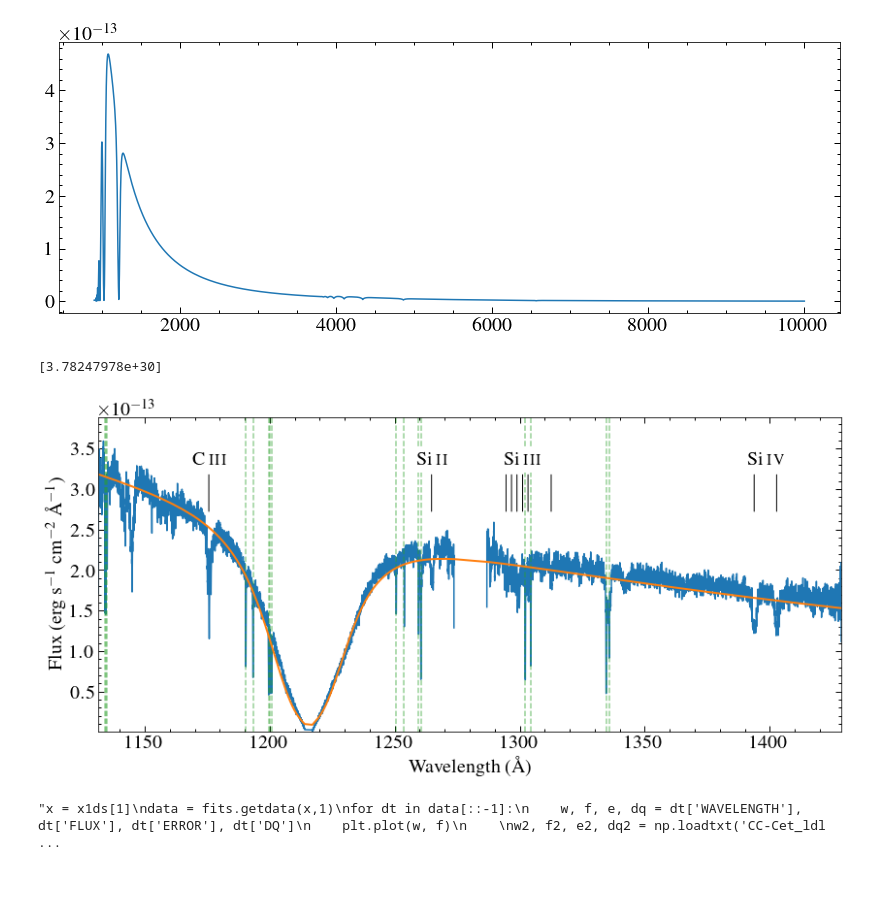
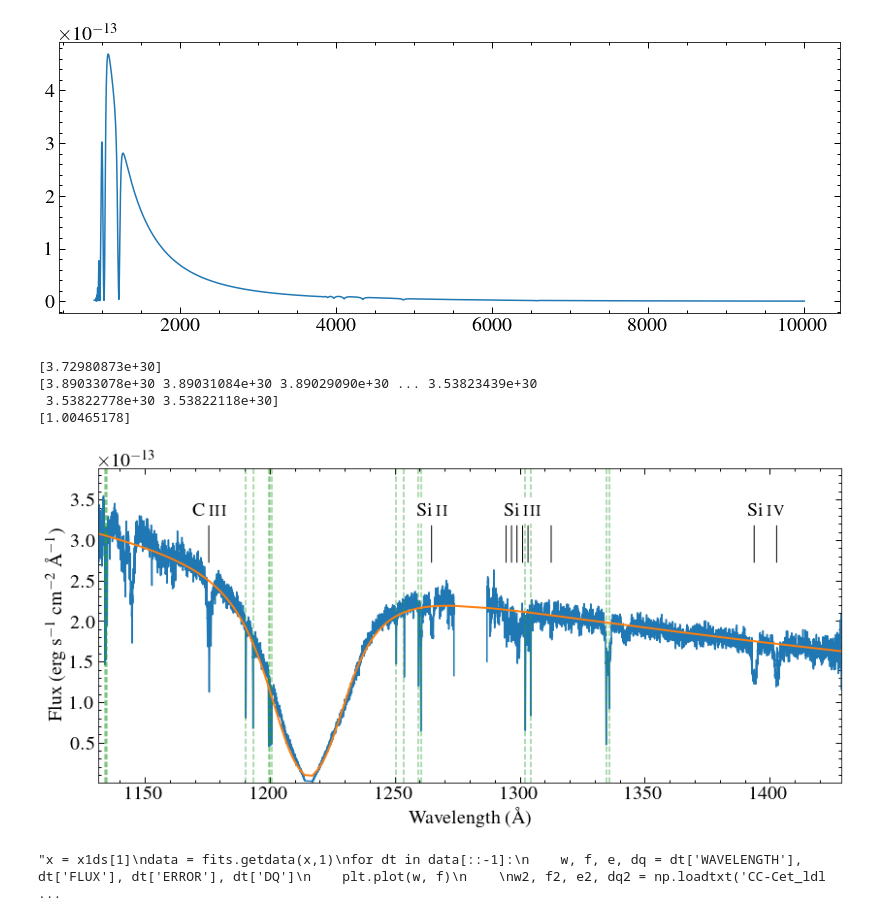
Before and after one commit to davidjwilson/pceb, a Jupyter notebook: cc_cet/cc_cet_hst.ipynb, the cells around one changed output. Drawn from its saved outputs; the diff is of its cells as text; code cells hidden in the pictures; blank space fills up the shorter version.

```diff
--- a/cc_cet/cc_cet_hst.ipynb
+++ b/cc_cet/cc_cet_hst.ipynb
@@ -25,7 +26,8 @@ rcParams["font.size"] = 20
 #plt.rcParams['axes.prop_cycle'] = cycler(color=[plt.cm.plasma(r)])
 # rcParams['image.cmap']='plasma'
 # %%
-path = '/media/david/5tb_storage1/cc_cet/hst/data/'
+# path = '/media/david/5tb_storage1/cc_cet/hst/data/'
+path = '/media/david/1tb_storage1/emergency_data/cc_cet/hst/'
 x1ds = glob.glob(path+'*x1dsum.fits')
 x1ds
 # %% [output]
@@ -238,37 +239,67 @@ for dt in data[::-1]:
     plt.plot(w, f, c='C0')
 plt.xlabel('Wavelength (\AA)')
 plt.ylabel('Flux (erg s$^{-1}$ cm$^{-2}$ \AA$^{-1}$)')
 [plt.axvline(line, ls='--', c='C2', alpha=0.5) for line in ism['rest_lambda']]
 plt.xlim(wb[0], wb[-1])
 plt.ylim(0.1e-14, 3.89e-13)
 
 names = ['Si\,{\sc ii}', 'Si\,{\sc iii}', 'Si\,{\sc iv}', 'C\,{\sc iii}']
 lines = [si2, si3, si4, [np.mean(c3)]]
 for name, si in zip(names, lines):
     [plt.annotate('',(line, 2.7e-13), xytext=(line, 3.2e-13),arrowprops=dict(arrowstyle='-'), horizontalalignment='center') for line in si]
     plt.annotate(name,(np.mean(si), 3.e-13), xytext=(np.mean(si), 3.3e-13), horizontalalignment='center', bbox=dict(facecolor='white', edgecolor='none'))
 
 
 
 def residuals(scale, f, mf):
     return f - mf/scale
 
 mmask = (mw > wb[0]) & (mw < wb[-1])
 mw1, mf1 = mw[mmask], mf[mmask]
 
+
 mf1 = interp1d(mw1, mf1, fill_value='extrapolate')(wb)
-normfac = leastsq(residuals, 1., args=(fb, mf1))[0]
+
+alllines = np.hstack((si2, si3, si4, c3, ism['rest_lambda']))
+
+C = np.zeros_like(wb,dtype='bool')
+for a in alllines:
+    C |= (wb> a-0.5)&(wb <a+0.5)
+mask = ~C
+
+normfac = leastsq(residuals, 1., args=(fb[mask], mf1[mask]))[0]
 
 print(normfac)
 
-plt.plot(wb, mf1/normfac, c='C1', lw=2)
+
+
+
+
+# define the model
+ext = F99(Rv=3.1)
+
+p = 8.23807235942898e-3
+r = (0.0179*u.Rsun).to(u.m)
+dm = ((1/p)*u.pc).to(u.m)
+red = ext.extinguish(wb*u.AA, Ebv=0.021)
+
+normfac1 = (1e8)/(np.pi*((r/dm)**2)*red)
+print(normfac1)
+
+normfac2 = leastsq(residuals, 1., args=(fb[mask], (mf1/normfac1)[mask]))[0]
+print(normfac2)
+
+plt.plot(wb, mf1/(normfac1*normfac2), c='C1', lw=2)
 
 plt.tight_layout()
 plt.savefig('plots/cc_cet_cos.pdf', dpi=300)
 plt.savefig('plots/cc_cet_cos.png',dip=150, facecolor='white')
 # %% [output]
-[3.78247978e+30]
+[3.72980873e+30]
+[3.89033078e+30 3.89031084e+30 3.89029090e+30 ... 3.53823439e+30
+ 3.53822778e+30 3.53822118e+30]
+[1.00465178]
-[figure, old version]
+[figure, new version]
 # %%
 """x = x1ds[1]
 data = fits.getdata(x,1)
```
Also changed, not shown: parts of 12 cells of this notebook, 31 other files.
